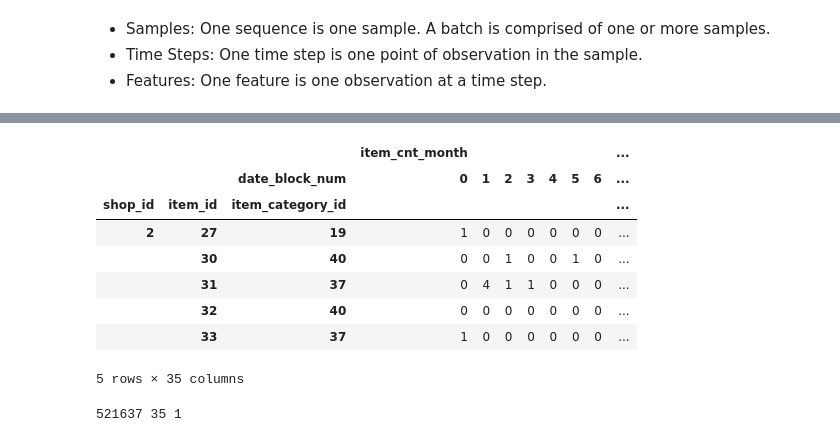
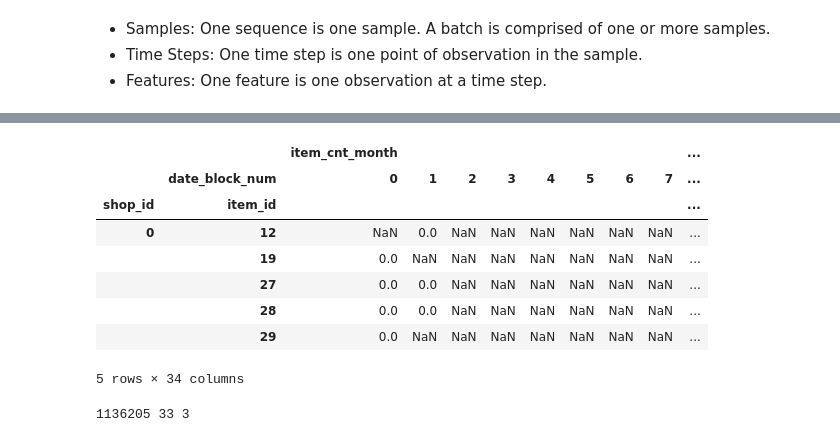
Before and after one commit to RGivisiez/Adv_ML, a Jupyter notebook: XGboost_and_RNN.ipynb, the cells around one changed output, grey strips where cells are left out. Drawn from its saved outputs; the diff is of its cells as text; code cells hidden in the pictures.

```diff
--- a/XGboost_and_RNN.ipynb
+++ b/XGboost_and_RNN.ipynb
@@ -263,13 +278,14 @@ del df_lag9
 df_lag12 = df_month[['date_block_num', 'shop_id', 'item_id', 'item_cnt_month', 'revenue_month']].copy()
 df_lag12.rename(columns={'item_cnt_month':'lag12_item_cnt_month', 'revenue_month':'lag12_revenue_month'}, inplace=True)
 df_lag12['date_block_num'] += 12
-df_month = pd.merge(df_month, df_lag12, on=['date_block_num', 'shop_id', 'item_id'], how='left').fillna(0)
+df_month = pd.merge(df_month, df_lag12, on=['date_block_num', 'shop_id', 'item_id'], how='left')
 del df_lag12
 # %%
-df_month['lag3_item_cnt_month'] = df_month['lag3_item_cnt_month'].astype('float32')
-df_month['lag6_item_cnt_month'] = df_month['lag6_item_cnt_month'].astype('float32')
-df_month['lag9_item_cnt_month'] = df_month['lag9_item_cnt_month'].astype('float32')
-df_month['lag12_item_cnt_month'] = df_month['lag12_item_cnt_month'].astype('float32')
+df_month = df_month.fillna(0)
+df_month['lag3_item_cnt_month'] = df_month['lag3_item_cnt_month'].astype('int8')
+df_month['lag6_item_cnt_month'] = df_month['lag6_item_cnt_month'].astype('int8')
+df_month['lag9_item_cnt_month'] = df_month['lag9_item_cnt_month'].astype('int8')
+df_month['lag12_item_cnt_month'] = df_month['lag12_item_cnt_month'].astype('int8')
 
 df_month['lag3_revenue_month'] = df_month['lag3_revenue_month'].astype('float32')
 df_month['lag6_revenue_month'] = df_month['lag6_revenue_month'].astype('float32')
@@ -284 +333,3 @@ col2 = ['item_price_month', 'revenue_month', 'lag3_item_cnt_month', 'lag3_revenu
+# %%
+col2 = df_month.columns[4:]
 # %%
@@ -288,0 +347,17 @@ df_month.head()
+# %%
+df_month['revenue_month'] = df_month['revenue_month'].astype('float32')
+df_month['item_category_id'] = df_month['item_category_id'].astype('float32')
+df_month['city_code'] = df_month['city_code'].astype('float32')
+df_month['type_code'] = df_month['type_code'].astype('float32')
+df_month['subtype_code'] = df_month['subtype_code'].astype('float32')
+
+df_month['lag3_item_cnt_month'] = df_month['lag3_item_cnt_month'].astype('float32')
+df_month['lag6_item_cnt_month'] = df_month['lag6_item_cnt_month'].astype('float32')
+df_month['lag9_item_cnt_month'] = df_month['lag9_item_cnt_month'].astype('float32')
+df_month['lag12_item_cnt_month'] = df_month['lag12_item_cnt_month'].astype('float32')
+
+df_month['lag3_revenue_month'] = df_month['lag3_revenue_month'].astype('float32')
+df_month['lag6_revenue_month'] = df_month['lag6_revenue_month'].astype('float32')
+df_month['lag9_revenue_month'] = df_month['lag9_revenue_month'].astype('float32')
+df_month['lag12_revenue_month'] = df_month['lag12_revenue_month'].astype('float32')
+df_month.info()
@@ -335,22 +464,16 @@ submission.to_csv('xgb_submission.csv', index=False)
 # %%
-X_train = df_month.pivot_table(index=['shop_id', 'item_id', 'item_category_id'],
-                               columns=['date_block_num'], values=['item_cnt_month'],
-                               fill_value=0)
-#X_train = df_month.pivot_table(index=['shop_id', 'city_code', 'item_id', 'type_code',
-#                                      'subtype_code', 'revenue_month', 'item_category_id'],
-#                               columns=['date_block_num'], values=['item_cnt_month'],
-#                               fill_value=0)
-
+X_train = df_month.pivot_table(index=['shop_id', 'item_id'],
+                               columns=['date_block_num'], values=['item_cnt_month'])
 X_train.head()
 # %% [output]
-|  |  |  | item_cnt_month |  |  |  |  |  |  | ... |
-|  |  | date_block_num | 0 | 1 | 2 | 3 | 4 | 5 | 6 | ... |
-| shop_id | item_id | item_category_id |  |  |  |  |  |  |  | ... |
-| 2 | 27 | 19 | 1 | 0 | 0 | 0 | 0 | 0 | 0 | ... |
-|  | 30 | 40 | 0 | 0 | 1 | 0 | 0 | 1 | 0 | ... |
-|  | 31 | 37 | 0 | 4 | 1 | 1 | 0 | 0 | 0 | ... |
-|  | 32 | 40 | 0 | 0 | 0 | 0 | 0 | 0 | 0 | ... |
-|  | 33 | 37 | 1 | 0 | 0 | 0 | 0 | 0 | 0 | ... |
+|  |  | item_cnt_month |  |  |  |  |  |  |  | ... |
+|  | date_block_num | 0 | 1 | 2 | 3 | 4 | 5 | 6 | 7 | ... |
+| shop_id | item_id |  |  |  |  |  |  |  |  | ... |
+| 0 | 12 | NaN | 0.0 | NaN | NaN | NaN | NaN | NaN | NaN | ... |
+|  | 19 | 0.0 | NaN | NaN | NaN | NaN | NaN | NaN | NaN | ... |
+|  | 27 | 0.0 | 0.0 | NaN | NaN | NaN | NaN | NaN | NaN | ... |
+|  | 28 | 0.0 | 0.0 | NaN | NaN | NaN | NaN | NaN | NaN | ... |
+|  | 29 | 0.0 | NaN | NaN | NaN | NaN | NaN | NaN | NaN | ... |
-5 rows × 35 columns
+5 rows × 34 columns
 # %%
 X_train.columns = X_train.columns.droplevel(0)
@@ -367,6 +502,9 @@ X_train = X_train.drop(['33', '34'], axis=1)
 # %%
-n_samples, time_steps = X_train.shape
-features = 1
-print(n_samples, time_steps, features)
+n_samples = X_train.shape[0]
+
+time_step = 33
+features = 3
+
+print(n_samples, time_step, features)
 # %% [output]
-521637 35 1
+1136205 33 3
```
Also changed, not shown: parts of 44 cells of this notebook.
